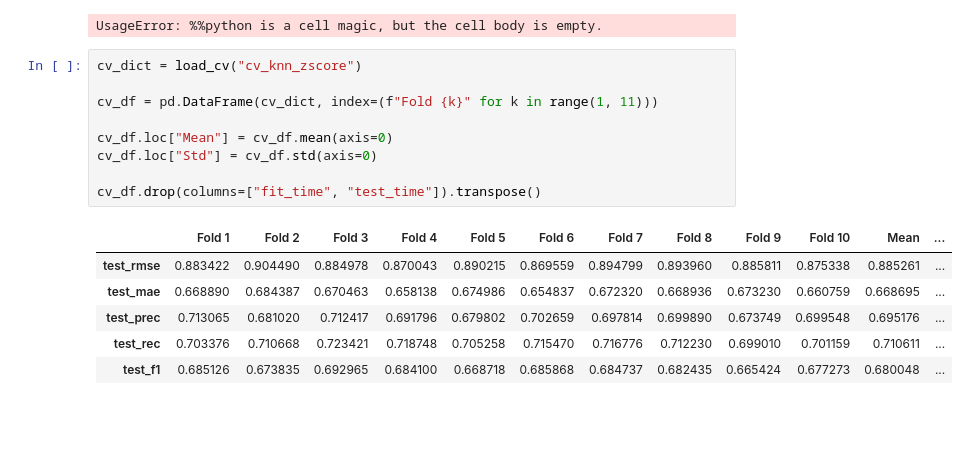
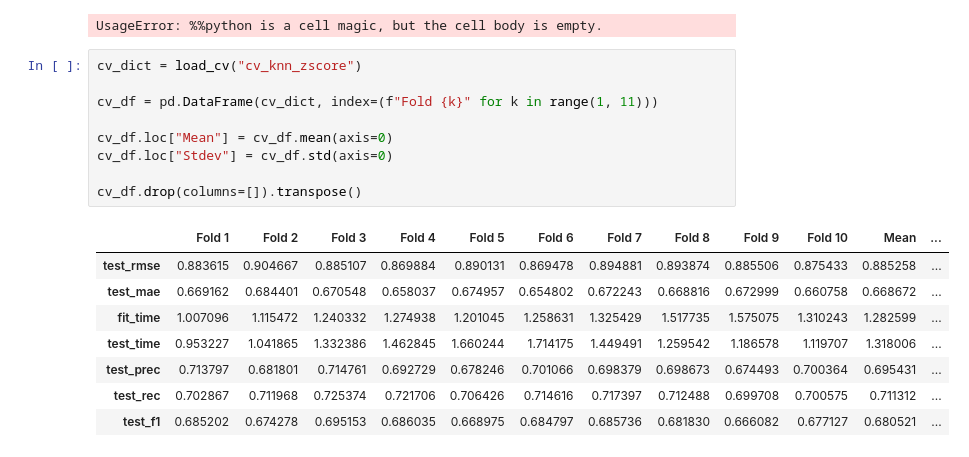
Before and after one commit to Pinminh/movielens-recommender, a Jupyter notebook: notebooks/knn_zscore.ipynb, the cells around one changed output. Cells and saved outputs as stored; diff of their text form; blank space fills up the shorter version.

```diff
--- a/notebooks/knn_zscore.ipynb
+++ b/notebooks/knn_zscore.ipynb
@@ -173,16 +173,18 @@ UsageError: %%python is a cell magic, but the cell body is empty.
 # %%
 cv_dict = load_cv("cv_knn_zscore")
 
 cv_df = pd.DataFrame(cv_dict, index=(f"Fold {k}" for k in range(1, 11)))
 
 cv_df.loc["Mean"] = cv_df.mean(axis=0)
-cv_df.loc["Std"] = cv_df.std(axis=0)
+cv_df.loc["Stdev"] = cv_df.std(axis=0)
 
-cv_df.drop(columns=["fit_time", "test_time"]).transpose()
+cv_df.drop(columns=[]).transpose()
 # %% [output]
 |  | Fold 1 | Fold 2 | Fold 3 | Fold 4 | Fold 5 | Fold 6 | Fold 7 | Fold 8 | Fold 9 | Fold 10 | Mean | ... |
-| test_rmse | 0.883422 | 0.904490 | 0.884978 | 0.870043 | 0.890215 | 0.869559 | 0.894799 | 0.893960 | 0.885811 | 0.875338 | 0.885261 | ... |
-| test_mae | 0.668890 | 0.684387 | 0.670463 | 0.658138 | 0.674986 | 0.654837 | 0.672320 | 0.668936 | 0.673230 | 0.660759 | 0.668695 | ... |
-| test_prec | 0.713065 | 0.681020 | 0.712417 | 0.691796 | 0.679802 | 0.702659 | 0.697814 | 0.699890 | 0.673749 | 0.699548 | 0.695176 | ... |
-| test_rec | 0.703376 | 0.710668 | 0.723421 | 0.718748 | 0.705258 | 0.715470 | 0.716776 | 0.712230 | 0.699010 | 0.701159 | 0.710611 | ... |
-| test_f1 | 0.685126 | 0.673835 | 0.692965 | 0.684100 | 0.668718 | 0.685868 | 0.684737 | 0.682435 | 0.665424 | 0.677273 | 0.680048 | ... |
+| test_rmse | 0.883615 | 0.904667 | 0.885107 | 0.869884 | 0.890131 | 0.869478 | 0.894881 | 0.893874 | 0.885506 | 0.875433 | 0.885258 | ... |
+| test_mae | 0.669162 | 0.684401 | 0.670548 | 0.658037 | 0.674957 | 0.654802 | 0.672243 | 0.668816 | 0.672999 | 0.660758 | 0.668672 | ... |
+| fit_time | 1.007096 | 1.115472 | 1.240332 | 1.274938 | 1.201045 | 1.258631 | 1.325429 | 1.517735 | 1.575075 | 1.310243 | 1.282599 | ... |
+| test_time | 0.953227 | 1.041865 | 1.332386 | 1.462845 | 1.660244 | 1.714175 | 1.449491 | 1.259542 | 1.186578 | 1.119707 | 1.318006 | ... |
+| test_prec | 0.713797 | 0.681801 | 0.714761 | 0.692729 | 0.678246 | 0.701066 | 0.698379 | 0.698673 | 0.674493 | 0.700364 | 0.695431 | ... |
+| test_rec | 0.702867 | 0.711968 | 0.725374 | 0.721706 | 0.706426 | 0.714616 | 0.717397 | 0.712488 | 0.699708 | 0.700575 | 0.711312 | ... |
+| test_f1 | 0.685202 | 0.674278 | 0.695153 | 0.686035 | 0.668975 | 0.684797 | 0.685736 | 0.681830 | 0.666082 | 0.677127 | 0.680521 | ... |
```
Also changed, not shown: parts of 1 cell of this notebook, 3 other files.
